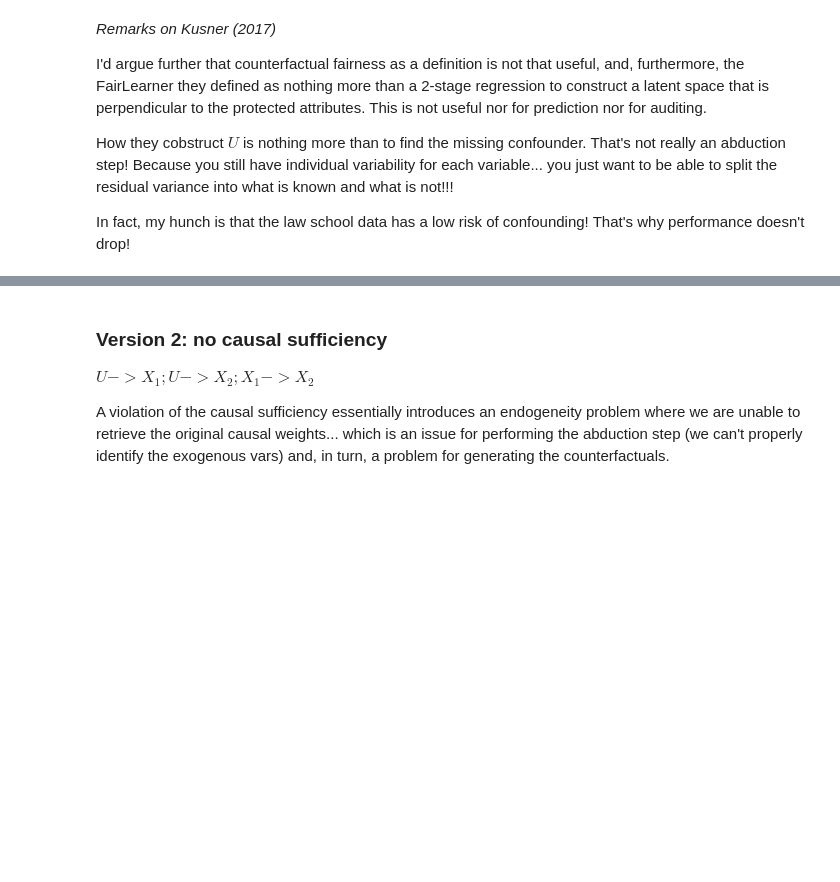
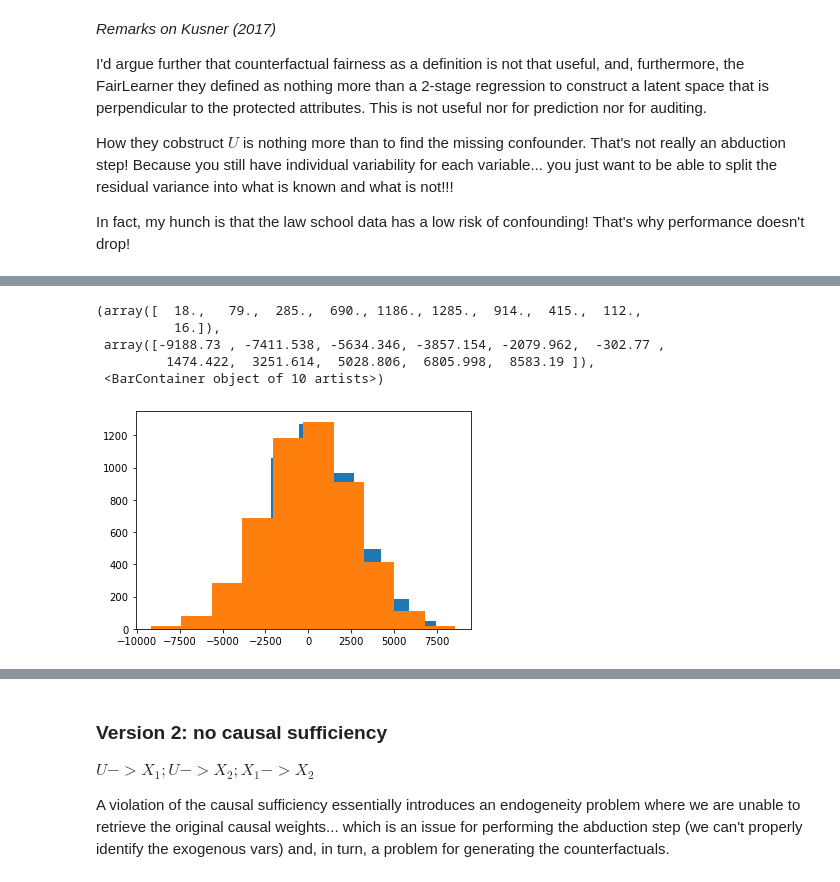
Before and after one commit to cc-jalvarez/counterfactual-situation-testing, a Jupyter notebook: synthetic_scf.ipynb, the cells around one changed output, grey strips where cells are left out. Cells and saved outputs as stored; diff of their text form; code cells hidden in the pictures; blank space fills up the shorter version.

```diff
--- a/synthetic_scf.ipynb
+++ b/synthetic_scf.ipynb
@@ -287,0 +426,10 @@ In fact, my hunch is that the law school data has a low risk of confounding! Tha
+# %%
+plt.hist(n_scf_data['u2'])
+plt.hist(n_scf_data['hat_u2'])
+# %% [output]
+(array([  18.,   79.,  285.,  690., 1186., 1285.,  914.,  415.,  112.,
+          16.]),
+ array([-9188.73 , -7411.538, -5634.346, -3857.154, -2079.962,  -302.77 ,
+         1474.422,  3251.614,  5028.806,  6805.998,  8583.19 ]),
+ <BarContainer object of 10 artists>)
+[figure, added]
```
Also changed, not shown: parts of 46 cells of this notebook, 1 other file.
